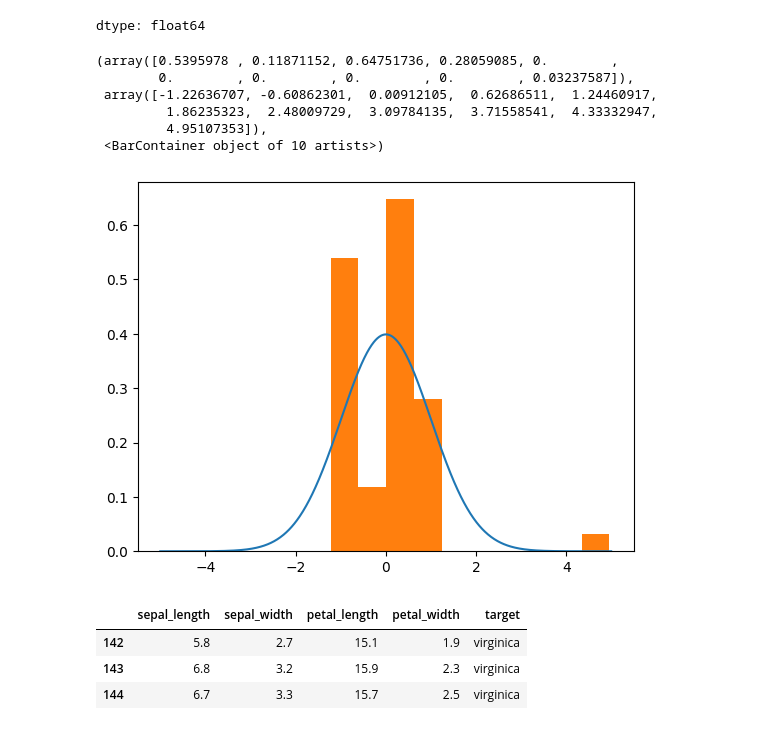
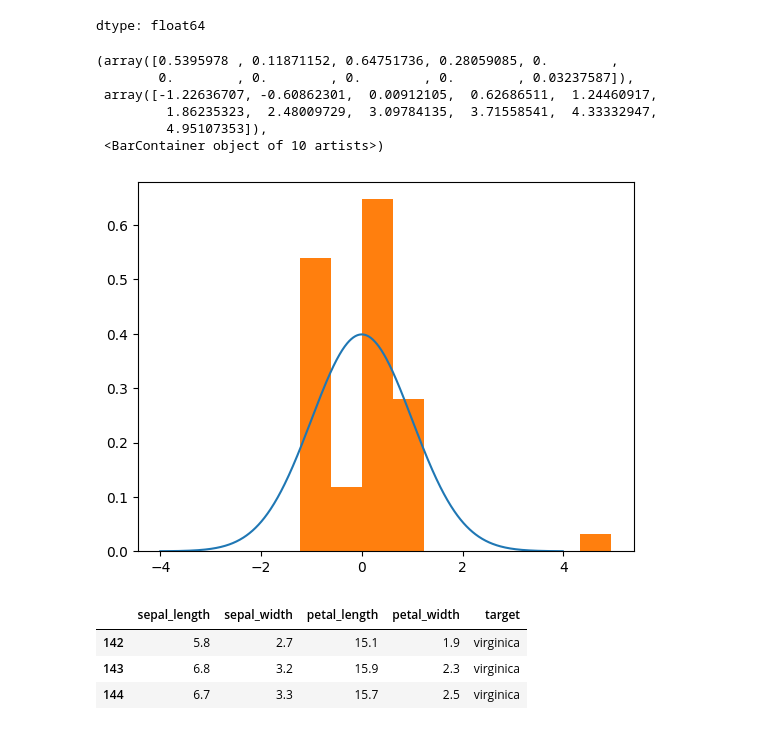
Before and after one commit to Hataeju/DATAPREPROCESSING, a Jupyter notebook: 전처리.ipynb, the cells around one changed output. Drawn from its saved outputs; the diff is of its cells as text; code cells hidden in the pictures.

```diff
--- a/전처리.ipynb
+++ b/전처리.ipynb
@@ -274,18 +274,18 @@ z_score[:3]
 dtype: float64
 # %%
 # z-score의 분포를 표준정규분포와 함께 plotting 하여 확인하기
-x = np.arange(-5,5,0.01)
+x = np.arange(-4,4,0.01)
 y = (lambda x: 1/np.sqrt(2*np.pi)/np.exp(x**2/2))(x)
 plt.plot(x,y)
 plt.hist(z_score, density=True)
 # %% [output]
 (array([0.5395978 , 0.11871152, 0.64751736, 0.28059085, 0.        ,
         0.        , 0.        , 0.        , 0.        , 0.03237587]),
  array([-1.22636707, -0.60862301,  0.00912105,  0.62686511,  1.24460917,
          1.86235323,  2.48009729,  3.09784135,  3.71558541,  4.33332947,
          4.95107353]),
  <BarContainer object of 10 artists>)
-[figure, old version]
+[figure, new version]
 # %%
 # 이상치 확인
 outliner_filter2 = ( z_score < -3) | (z_score > 3)
```
Also changed, not shown: parts of 3 cells of this notebook.
